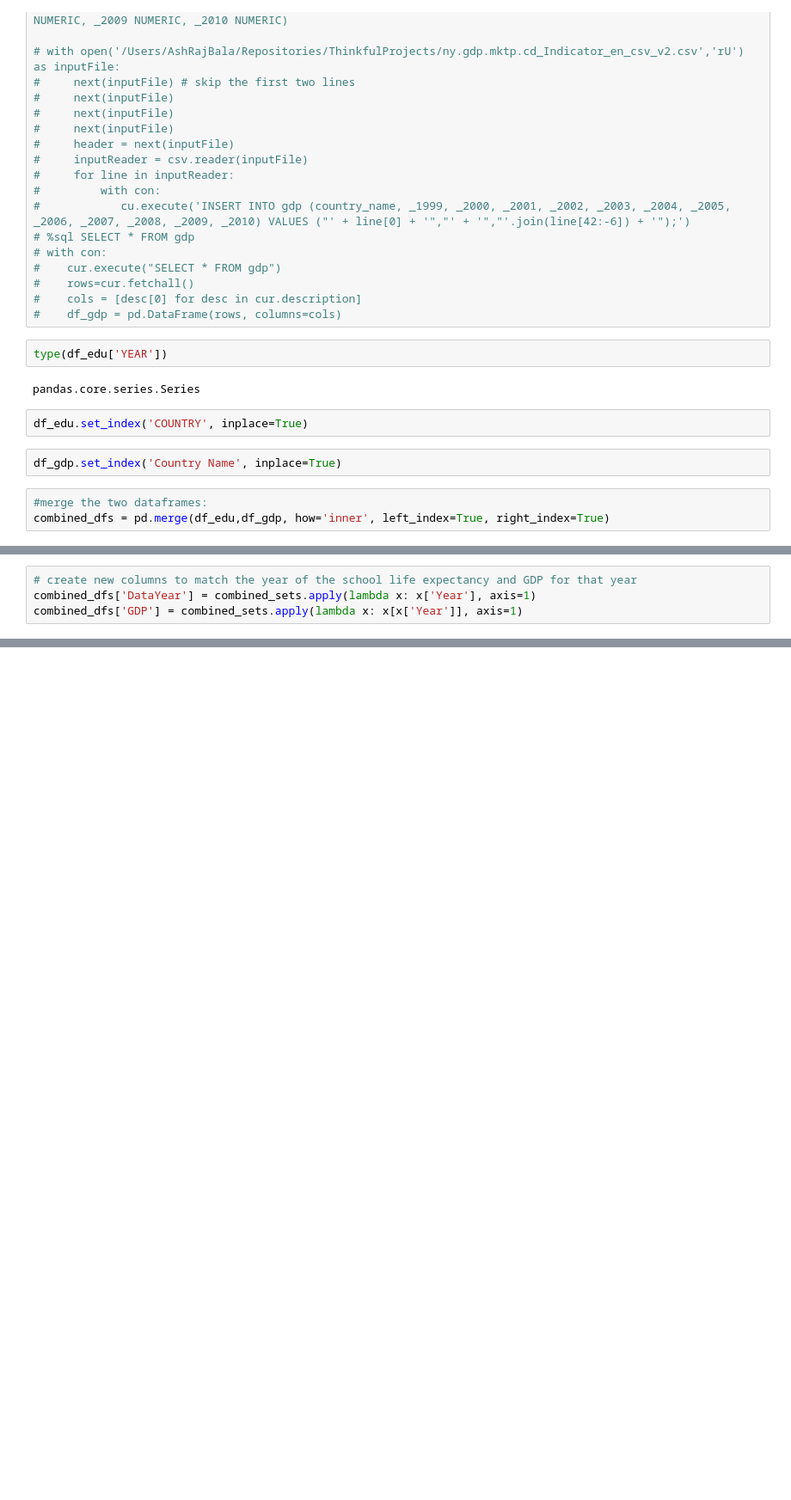
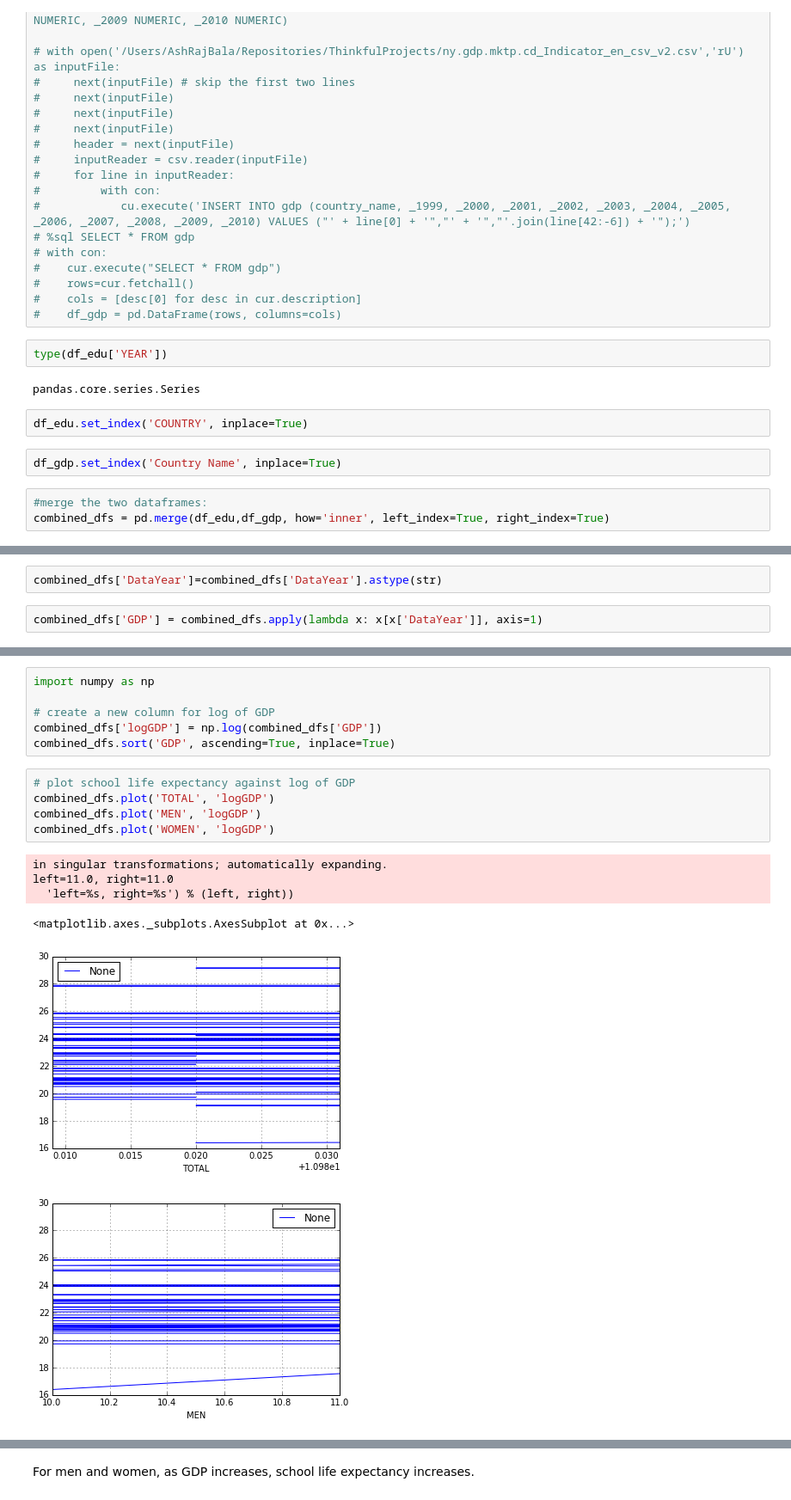
Before and after one commit to AshRajBala/ThinkfulProjects, a Jupyter notebook: Web Scraping Project.ipynb, the cells around one changed output, grey strips where cells are left out. Shown at 86% size. Saved outputs shown, nothing was run; the diff lists cells and outputs as text; blank space fills up the shorter version.

```diff
--- a/Web Scraping Project.ipynb
+++ b/Web Scraping Project.ipynb
@@ -295,4 +295,0 @@ combined_dfs = pd.merge(df_edu,df_gdp, how='inner', left_index=True, right_index
-# %%
-# create new columns to match the year of the school life expectancy and GDP for that year
-combined_dfs['DataYear'] = combined_sets.apply(lambda x: x['Year'], axis=1)
-combined_dfs['GDP'] = combined_sets.apply(lambda x: x[x['Year']], axis=1)
@@ -300,0 +296,4 @@ NameError: name 'combined_sets' is not defined
+# %%
+combined_dfs['DataYear']=combined_dfs['DataYear'].astype(str)
+# %%
+combined_dfs['GDP'] = combined_dfs.apply(lambda x: x[x['DataYear']], axis=1)
@@ -300,0 +321,18 @@ NameError: name 'combined_sets' is not defined
+# %%
+import numpy as np
+
+# create a new column for log of GDP
+combined_dfs['logGDP'] = np.log(combined_dfs['GDP'])
+combined_dfs.sort('GDP', ascending=True, inplace=True)
+# %%
+# plot school life expectancy against log of GDP
+combined_dfs.plot('TOTAL', 'logGDP')
+combined_dfs.plot('MEN', 'logGDP')
+combined_dfs.plot('WOMEN', 'logGDP')
+# %% [output]
+in singular transformations; automatically expanding.
+left=11.0, right=11.0
+  'left=%s, right=%s') % (left, right))
+<matplotlib.axes._subplots.AxesSubplot at 0x...>
+[figure, added]
+[figure, added]
@@ -300,0 +340,2 @@ NameError: name 'combined_sets' is not defined
+# %% [markdown]
+For men and women, as GDP increases, school life expectancy increases.
```
Also changed, not shown: parts of 8 cells of this notebook, 1 other file.
